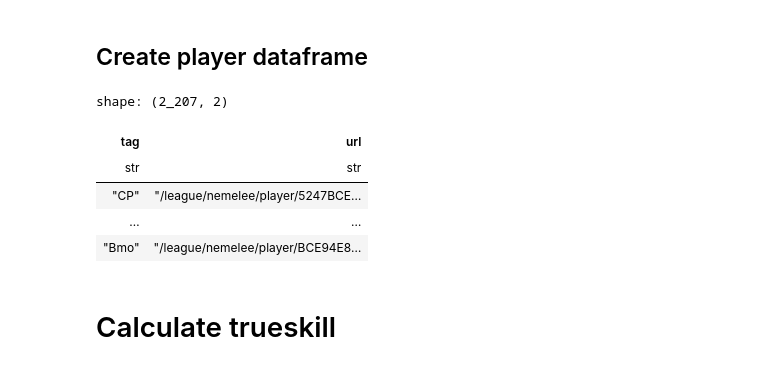
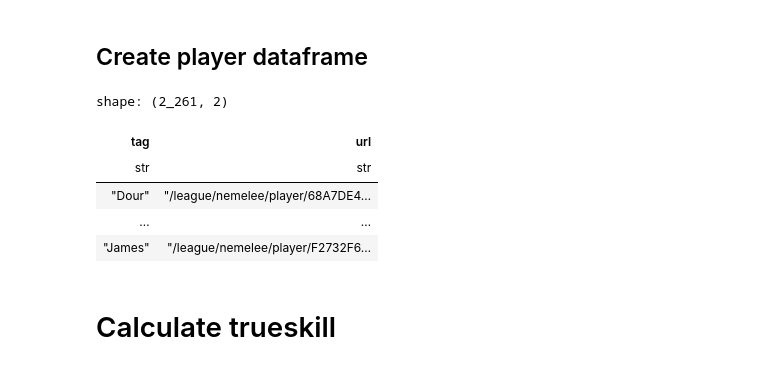
Before and after one commit to agiera/braacket-scraper, a Jupyter notebook: rating.ipynb, the cells around one changed output. Saved outputs shown, nothing was run; the diff lists cells and outputs as text; code cells hidden in the pictures.

```diff
--- a/rating.ipynb
+++ b/rating.ipynb
@@ -8,26 +8,26 @@ matches = pl.read_csv('data/matches.csv')
 # %%
 players = (
     matches
     .select(pl.col('winner').alias('tag'), pl.col('winner_url').alias('url'), 'tournament_date')
     .vstack(
         matches
         .select(pl.col('loser').alias('tag'), pl.col('loser_url').alias('url'), 'tournament_date')
     )
-    .unique()
-    .sort('tournament_date', descending=False)
+    .sort('tournament_date', descending=True)
     .group_by('url')
-    .agg(pl.col('tag').mode().first())
+    #.agg(pl.col('tag').mode().first())
+    .agg(pl.col('tag').first())
     .select('tag', 'url')
 )
 pl.Config(tbl_rows=2)
 players
 # %% [output]
-shape: (2_207, 2)
+shape: (2_261, 2)
 | tag | url |
 | str | str |
-| "CP" | "/league/nemelee/player/5247BCE… |
+| "Dour" | "/league/nemelee/player/68A7DE4… |
 | … | … |
-| "Bmo" | "/league/nemelee/player/BCE94E8… |
+| "James" | "/league/nemelee/player/F2732F6… |
 # %% [markdown]
 # Calculate trueskill
 # %%
```
Also changed, not shown: parts of 4 cells of this notebook, 6 other files.
